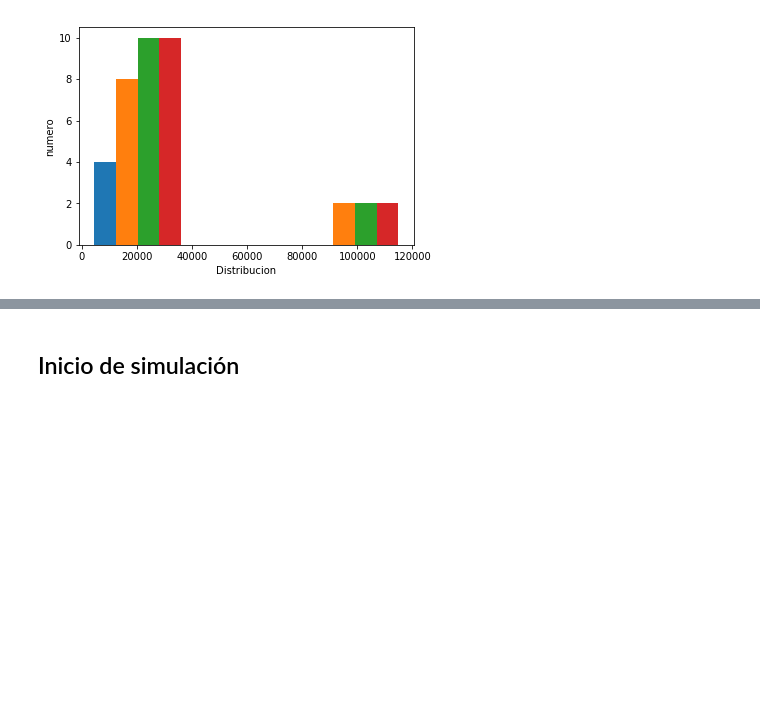
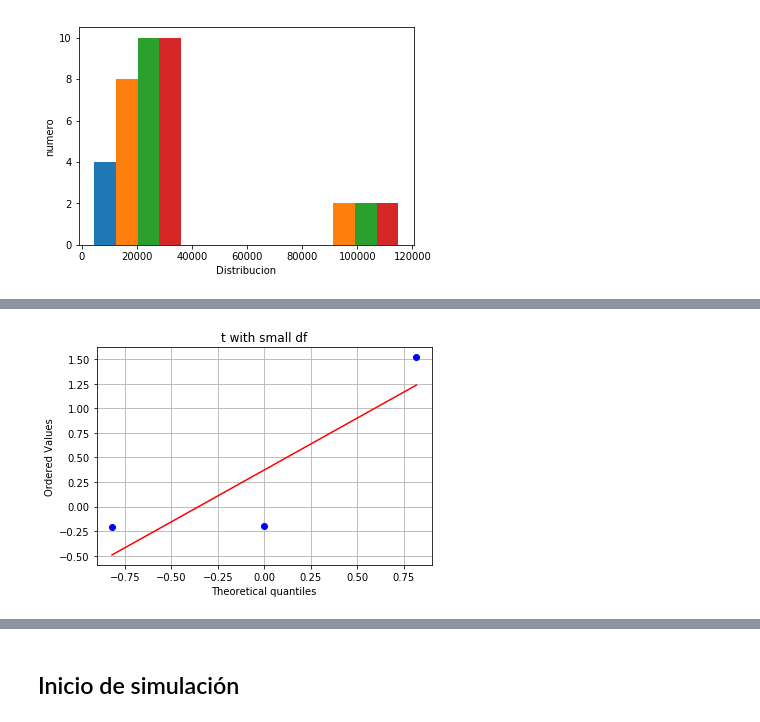
Before and after one commit to jsalomon97/proyecto_simmat, a Jupyter notebook: CODE/GuiaProyecto_simulacion.ipynb, the cells around one changed output, grey strips where cells are left out. Cells and saved outputs as stored; diff of their text form; code cells hidden in the pictures; blank space fills up the shorter version.

```diff
--- a/CODE/GuiaProyecto_simulacion.ipynb
+++ b/CODE/GuiaProyecto_simulacion.ipynb
@@ -113,0 +139,9 @@ plt.show()
+# %%
+#A t distribution with small degrees of freedom:
+x = st.t.rvs(primermm)
+res = st.probplot(x, plot=plt)
+plt.title('t with small df')
+plt.grid()
+plt.show()
+# %% [output]
+[figure, added]
```
Also changed, not shown: parts of 24 cells of this notebook.
